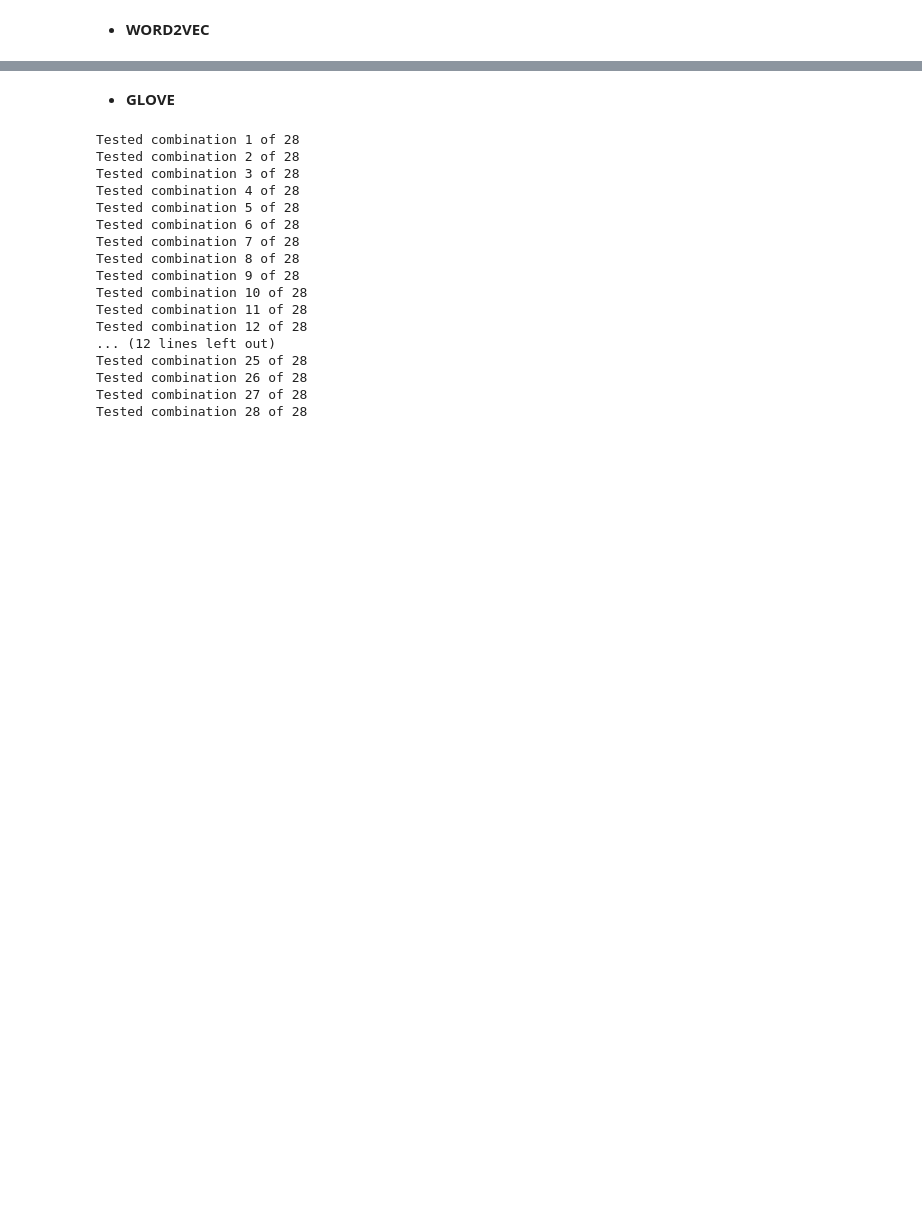
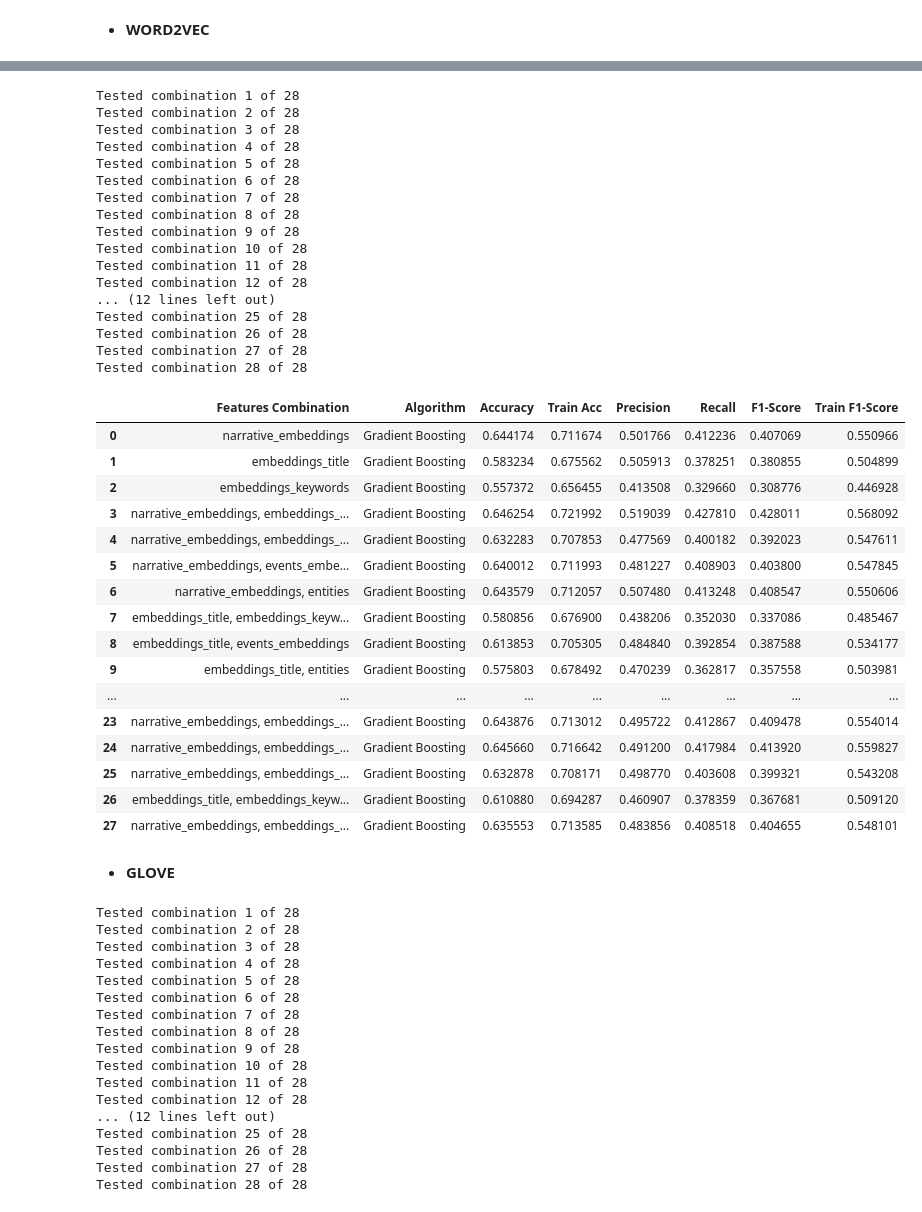
Before and after one commit to beatrizarc/product_complaints, a Jupyter notebook: notebooks/8- best feature combination.ipynb, the cells around one changed output, grey strips where cells are left out. Drawn from its saved outputs; the diff is of its cells as text; code cells hidden in the pictures; blank space fills up the shorter version.

```diff
--- a/notebooks/8- best feature combination.ipynb
+++ b/notebooks/8- best feature combination.ipynb
@@ -1116,3 +1190,42 @@ random_forest_results
+# %%
+algorithms = {'Gradient Boosting': GradientBoostingClassifier()}
+results= same_string_combination(algorithms, feature_combinations, X_train, X_val, y_train, y_val, w2v)
+results
+# %% [output]
+Tested combination 1 of 28
+Tested combination 2 of 28
+Tested combination 3 of 28
+Tested combination 4 of 28
+Tested combination 5 of 28
+Tested combination 6 of 28
+Tested combination 7 of 28
+Tested combination 8 of 28
+Tested combination 9 of 28
+Tested combination 10 of 28
+Tested combination 11 of 28
+Tested combination 12 of 28
+... (12 lines left out)
+Tested combination 25 of 28
+Tested combination 26 of 28
+Tested combination 27 of 28
+Tested combination 28 of 28
+|  | Features Combination | Algorithm | Accuracy | Train Acc | Precision | Recall | F1-Score | Train F1-Score |
+| 0 | narrative_embeddings | Gradient Boosting | 0.644174 | 0.711674 | 0.501766 | 0.412236 | 0.407069 | 0.550966 |
+| 1 | embeddings_title | Gradient Boosting | 0.583234 | 0.675562 | 0.505913 | 0.378251 | 0.380855 | 0.504899 |
+| 2 | embeddings_keywords | Gradient Boosting | 0.557372 | 0.656455 | 0.413508 | 0.329660 | 0.308776 | 0.446928 |
+| 3 | narrative_embeddings, embeddings_... | Gradient Boosting | 0.646254 | 0.721992 | 0.519039 | 0.427810 | 0.428011 | 0.568092 |
+| 4 | narrative_embeddings, embeddings_... | Gradient Boosting | 0.632283 | 0.707853 | 0.477569 | 0.400182 | 0.392023 | 0.547611 |
+| 5 | narrative_embeddings, events_embe... | Gradient Boosting | 0.640012 | 0.711993 | 0.481227 | 0.408903 | 0.403800 | 0.547845 |
+| 6 | narrative_embeddings, entities | Gradient Boosting | 0.643579 | 0.712057 | 0.507480 | 0.413248 | 0.408547 | 0.550606 |
+| 7 | embeddings_title, embeddings_keyw... | Gradient Boosting | 0.580856 | 0.676900 | 0.438206 | 0.352030 | 0.337086 | 0.485467 |
+| 8 | embeddings_title, events_embeddings | Gradient Boosting | 0.613853 | 0.705305 | 0.484840 | 0.392854 | 0.387588 | 0.534177 |
+| 9 | embeddings_title, entities | Gradient Boosting | 0.575803 | 0.678492 | 0.470239 | 0.362817 | 0.357558 | 0.503981 |
+| ... | ... | ... | ... | ... | ... | ... | ... | ... |
+| 23 | narrative_embeddings, embeddings_... | Gradient Boosting | 0.643876 | 0.713012 | 0.495722 | 0.412867 | 0.409478 | 0.554014 |
+| 24 | narrative_embeddings, embeddings_... | Gradient Boosting | 0.645660 | 0.716642 | 0.491200 | 0.417984 | 0.413920 | 0.559827 |
+| 25 | narrative_embeddings, embeddings_... | Gradient Boosting | 0.632878 | 0.708171 | 0.498770 | 0.403608 | 0.399321 | 0.543208 |
+| 26 | embeddings_title, embeddings_keyw... | Gradient Boosting | 0.610880 | 0.694287 | 0.460907 | 0.378359 | 0.367681 | 0.509120 |
+| 27 | narrative_embeddings, embeddings_... | Gradient Boosting | 0.635553 | 0.713585 | 0.483856 | 0.408518 | 0.404655 | 0.548101 |
 # %% [markdown]
 * **GLOVE**
 # %%
```
Also changed, not shown: parts of 18 cells of this notebook, 5 other files.
